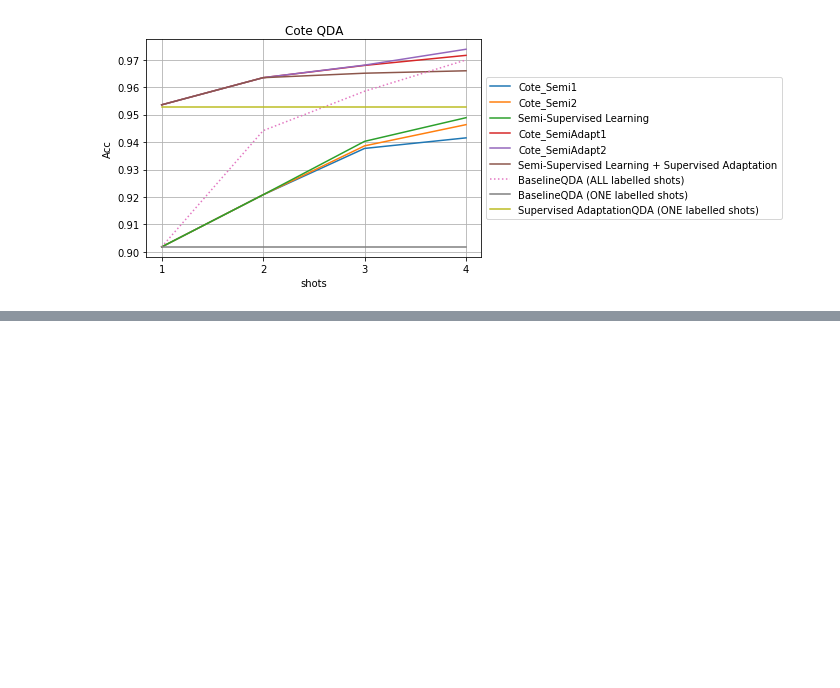
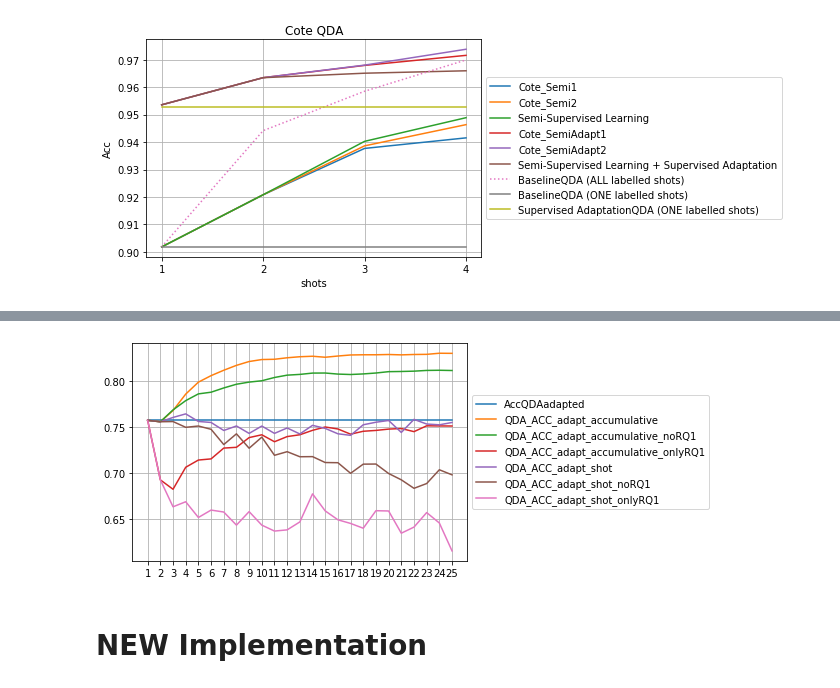
Before and after one commit to andresjarami/OnlineDAclassifier, a Jupyter notebook: Experiments/Experiment1_TimelessDB/Experiment1.ipynb, the cells around one changed output, grey strips where cells are left out. Cells and saved outputs as stored; diff of their text form; code cells hidden in the pictures; blank space fills up the shorter version.

```diff
--- a/Experiments/Experiment1_TimelessDB/Experiment1.ipynb
+++ b/Experiments/Experiment1_TimelessDB/Experiment1.ipynb
@@ -589,0 +645,6 @@ graphVector(featureSet,DA,propDA,newResultsNina5,newResultsCote)
+# %%
+graphEPN(dicQDA_adapt,'AccQDAadapted',resultsTest)
+# %% [output]
+[figure, added]
+# %% [markdown]
+# NEW Implementation
```
Also changed, not shown: parts of 36 cells of this notebook, 4 other files.
